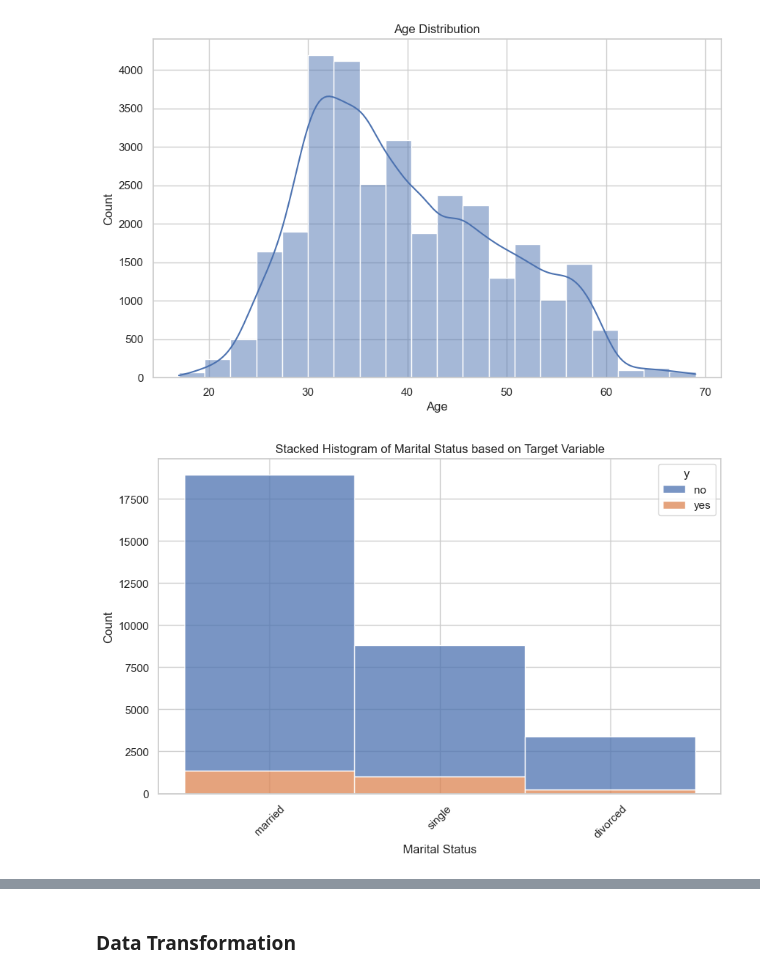
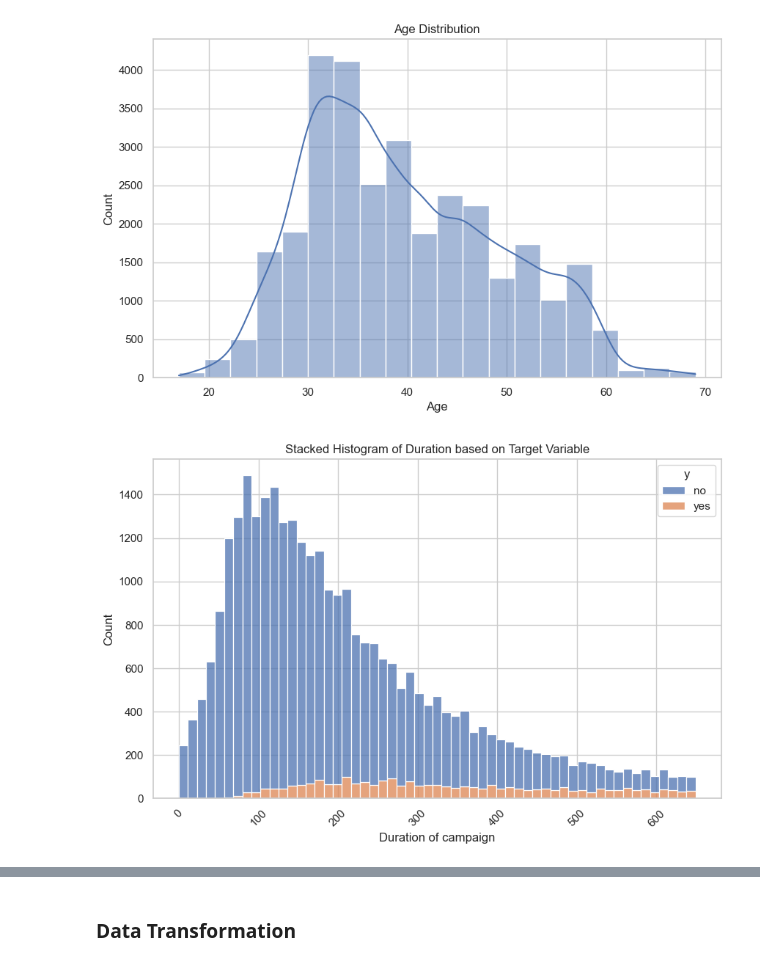
Before and after one commit to Mayank5112/Capstone-Project-5, a Jupyter notebook: capestone-5.ipynb, the cells around one changed output, grey strips where cells are left out. Drawn from its saved outputs; the diff is of its cells as text; code cells hidden in the pictures.

```diff
--- a/capestone-5.ipynb
+++ b/capestone-5.ipynb
@@ -531,18 +532,18 @@ plt.show()
 # %%
 
 import matplotlib.pyplot as plt
 import seaborn as sns
 
 # Set style for seaborn plots
 sns.set(style="whitegrid")
 
 # Stacked Histogram of Marital Status based on Target Variable (y)
 plt.figure(figsize=(10, 6))
-sns.histplot(data=merged_customer_df, x='marital', hue='y', multiple='stack')
-plt.title("Stacked Histogram of Marital Status based on Target Variable")
-plt.xlabel("Marital Status")
+sns.histplot(data=merged_customer_df, x='duration', hue='y', multiple='stack')
+plt.title("Stacked Histogram of Duration based on Target Variable")
+plt.xlabel("Duration of campaign")
 plt.ylabel("Count")
 plt.xticks(rotation=45)
 plt.show()
 # %% [output]
-[figure, old version]
+[figure, new version]
```
Also changed, not shown: parts of 12 cells of this notebook.
